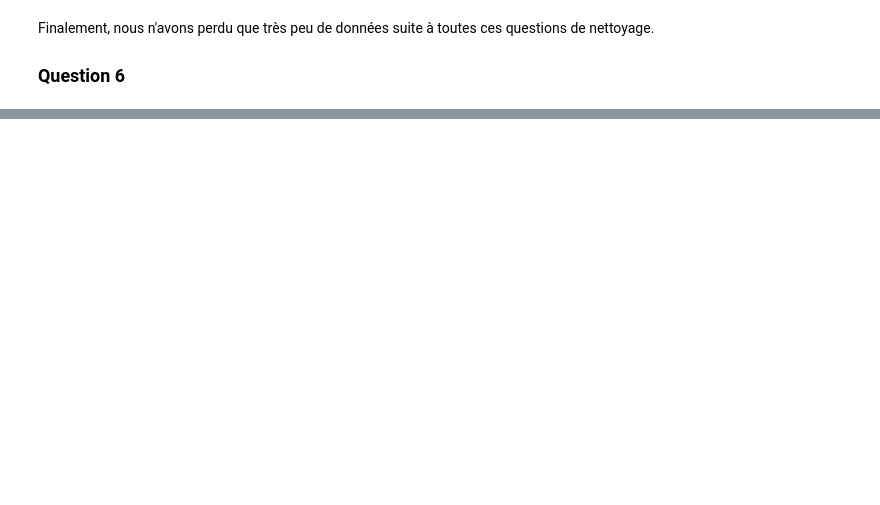
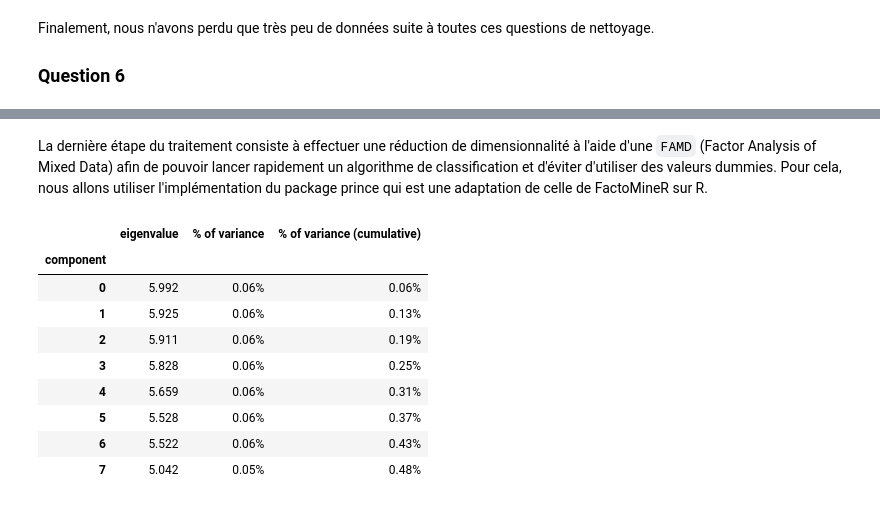
Before and after one commit to T-amairi/IFT870, a Jupyter notebook: TP2/tp2.ipynb, the cells around one changed output, grey strips where cells are left out. Cells and saved outputs as stored; diff of their text form; code cells hidden in the pictures; blank space fills up the shorter version.

```diff
--- a/TP2/tp2.ipynb
+++ b/TP2/tp2.ipynb
@@ -708,0 +866,40 @@ Finalement, nous n'avons perdu que très peu de données suite à toutes ces que
+# %%
+# set categorical attribut
+catCol = ['SUBSTANCENAME','ACTIVE_INGRED_UNIT','ROUTENAME','DEASCHEDULE']
+X[catCol] = X[catCol].astype('category')
+# %% [markdown]
+La dernière étape du traitement consiste à effectuer une réduction de dimensionnalité à l'aide d'une ``FAMD`` (Factor Analysis of Mixed Data) afin de pouvoir lancer rapidement un algorithme de classification et d'éviter d'utiliser des valeurs dummies. Pour cela, nous allons utiliser l'implémentation du package prince qui est une adaptation de celle de FactoMineR sur R.
+# %%
+# split EPC, EXT, PE, CS and MoA from X into Y
+Y = X.iloc[:,5:10]
+X = X.iloc[:,0:5]
+
+# FAMD
+famd = prince.FAMD(
+    n_components=16,
+    n_iter=100,
+    copy=True,
+    check_input=True,
+    random_state=0,
+    engine="sklearn"
+)
+
+# fit
+famd = famd.fit(X)
+
+# transform
+X = famd.transform(X)
+
+# print
+famd.eigenvalues_summary
+# %% [output]
+|  | eigenvalue | % of variance | % of variance (cumulative) |
+| component |  |  |  |
+| 0 | 5.992 | 0.06% | 0.06% |
+| 1 | 5.925 | 0.06% | 0.13% |
+| 2 | 5.911 | 0.06% | 0.19% |
+| 3 | 5.828 | 0.06% | 0.25% |
+| 4 | 5.659 | 0.06% | 0.31% |
+| 5 | 5.528 | 0.06% | 0.37% |
+| 6 | 5.522 | 0.06% | 0.43% |
+| 7 | 5.042 | 0.05% | 0.48% |
```
Also changed, not shown: parts of 37 cells of this notebook.
